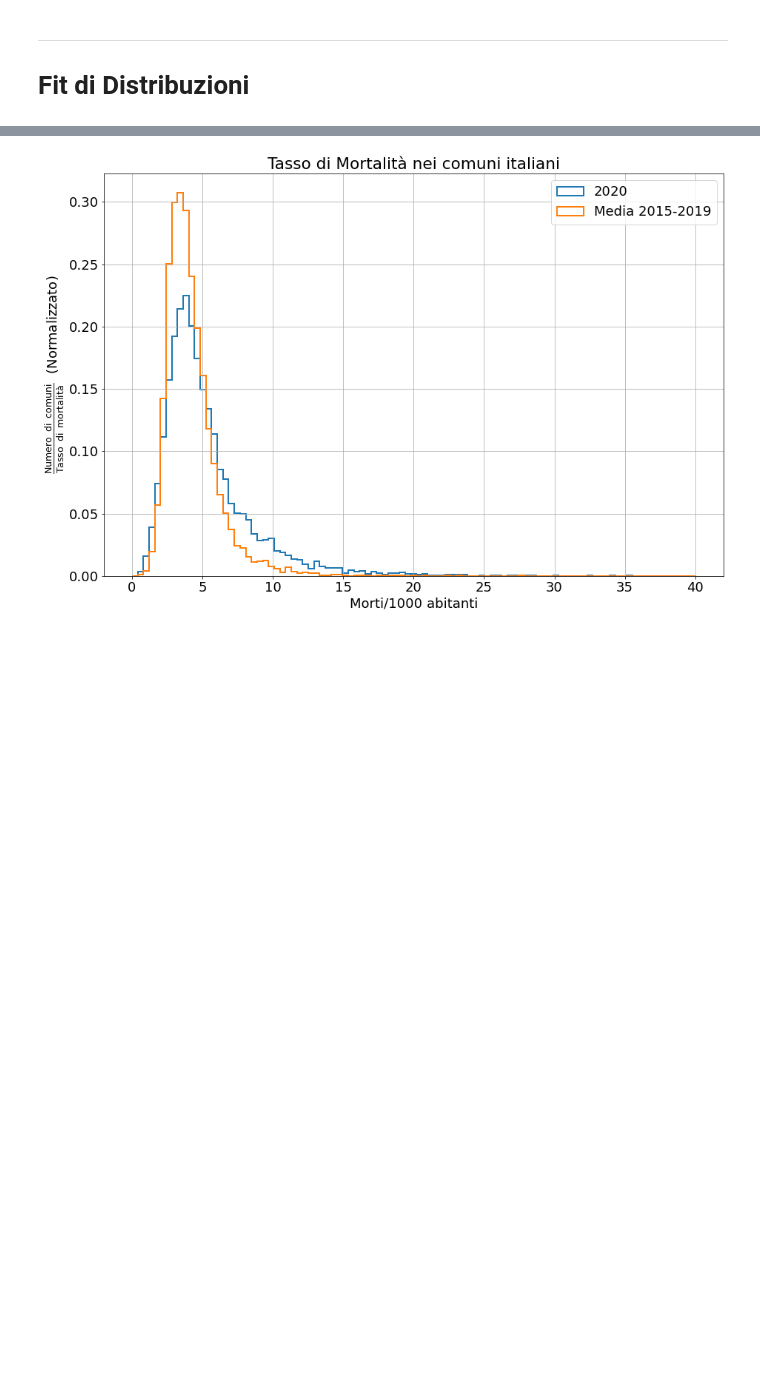
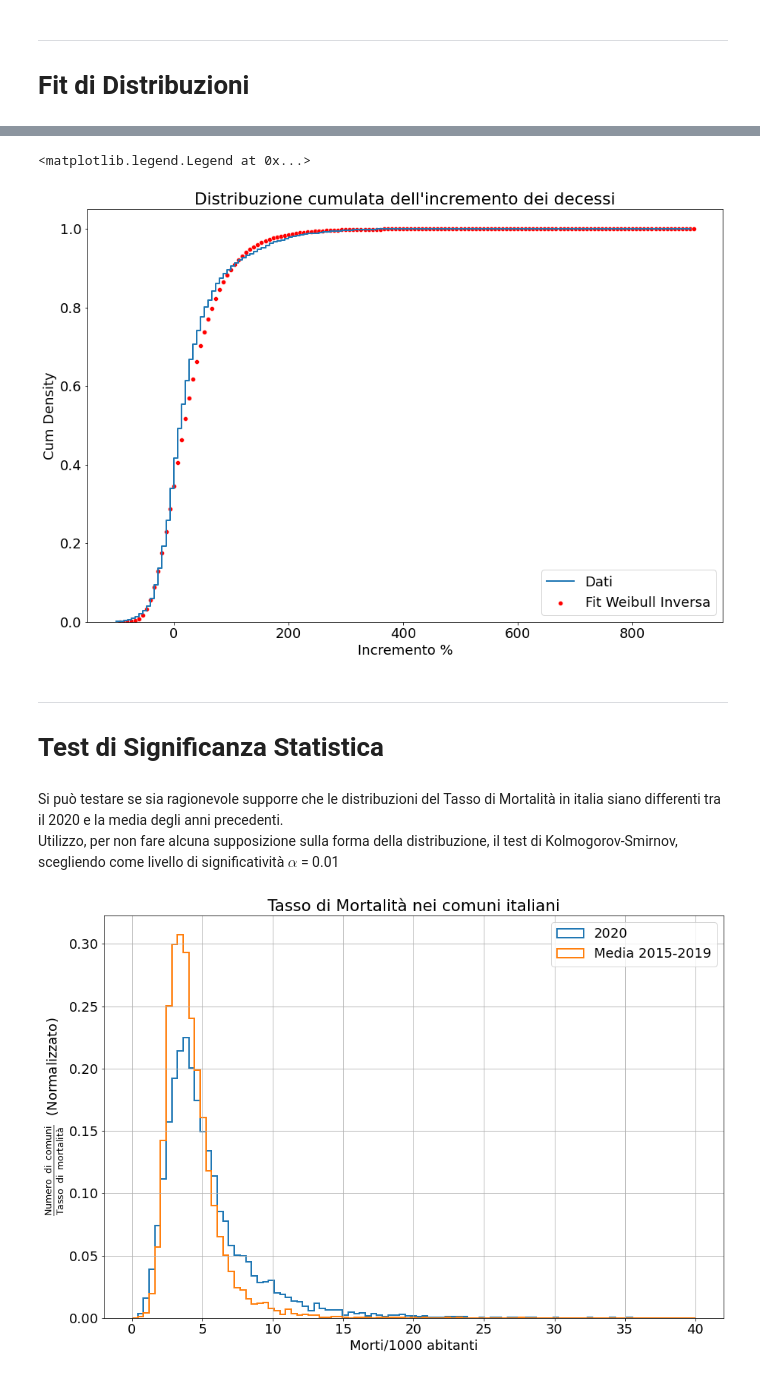
Before and after one commit to EdoardoTronconi/ProgettoPS, a Jupyter notebook: Esame_Tronconi_975734.ipynb, the cells around one changed output, grey strips where cells are left out. Cells and saved outputs as stored; diff of their text form; code cells hidden in the pictures; blank space fills up the shorter version.

```diff
--- a/Esame_Tronconi_975734.ipynb
+++ b/Esame_Tronconi_975734.ipynb
@@ -666,3 +748,19 @@ DECESSI.loc[:,('TOTALI (Mar-Giu)','2020','totale')].mean()
+# %%
+sns.histplot(data=INCR.dropna()[('TOTALI (Mar-Giu)','totale')], element='step', fill=False, bins=bins, stat='density', label='Dati', cumulative=True, lw=2)
+plt.xlabel('Incremento %')
+plt.ylabel('Cum Density')
+sns.scatterplot(x=X, y=FIT_invWeibull.cdf(X), label='Fit Weibull Inversa', color='red')
+plt.title('Distribuzione cumulata dell\'incremento dei decessi')
+plt.legend()
+# %% [output]
+<matplotlib.legend.Legend at 0x...>
+[figure, added]
+# %% [markdown]
+***
+# Test di Significanza Statistica
+# %% [markdown]
+Si può testare se sia ragionevole supporre che le distribuzioni del Tasso di Mortalità in italia siano differenti tra il 2020 e la media degli anni precedenti.\
+Utilizzo, per non fare alcuna supposizione sulla forma della distribuzione, il test di Kolmogorov-Smirnov, scegliendo come livello di significatività $\alpha$ = 0.01
 # %%
 ax = TASSO_DECESSI.loc[( slice(None)),('TOTALI (Mar-Giu)','2020','totale')].hist(bins=np.linspace(1E-10,40,100), histtype='step', lw=2, label='2020', density=True)
 TASSO_DECESSI.loc[( slice(None)),('TOTALI (Mar-Giu)','MEDIA 2015-2019','totale')].hist(bins=np.linspace(1E-10,40,100), histtype='step', lw=2, label='Media 2015-2019', ax=ax, density=True)
```
Also changed, not shown: parts of 40 cells of this notebook.
